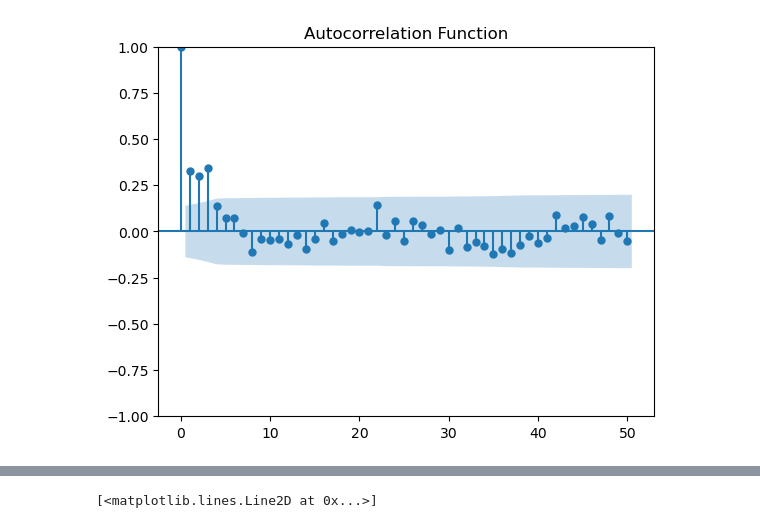
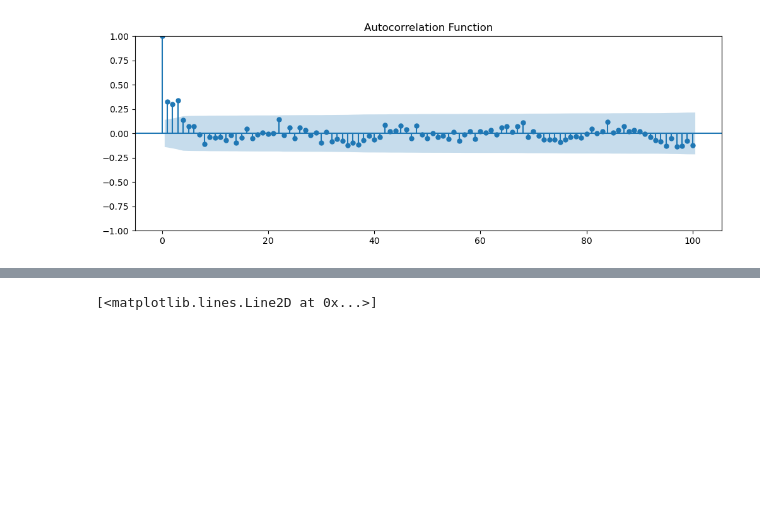
Before and after one commit to felipponn/time-series, a Jupyter notebook: sarima.ipynb, the cells around one changed output, grey strips where cells are left out. Cells and saved outputs as stored; diff of their text form; code cells hidden in the pictures; blank space fills up the shorter version.

```diff
--- a/sarima.ipynb
+++ b/sarima.ipynb
@@ -27,9 +19,10 @@ us_change
 # %%
 # ACF plot
-plot_acf(us_change["Consumption"], lags=50)
+fig, ax = plt.subplots(figsize=(12, 4))
+plot_acf(us_change["Consumption"], lags=100, ax=ax)
 plt.title('Autocorrelation Function')
 plt.show()
 # %% [output]
-[figure, old version]
+[figure, new version]
 # %%
 # PACF plot
```
Also changed, not shown: parts of 20 cells of this notebook, 1 other file.
